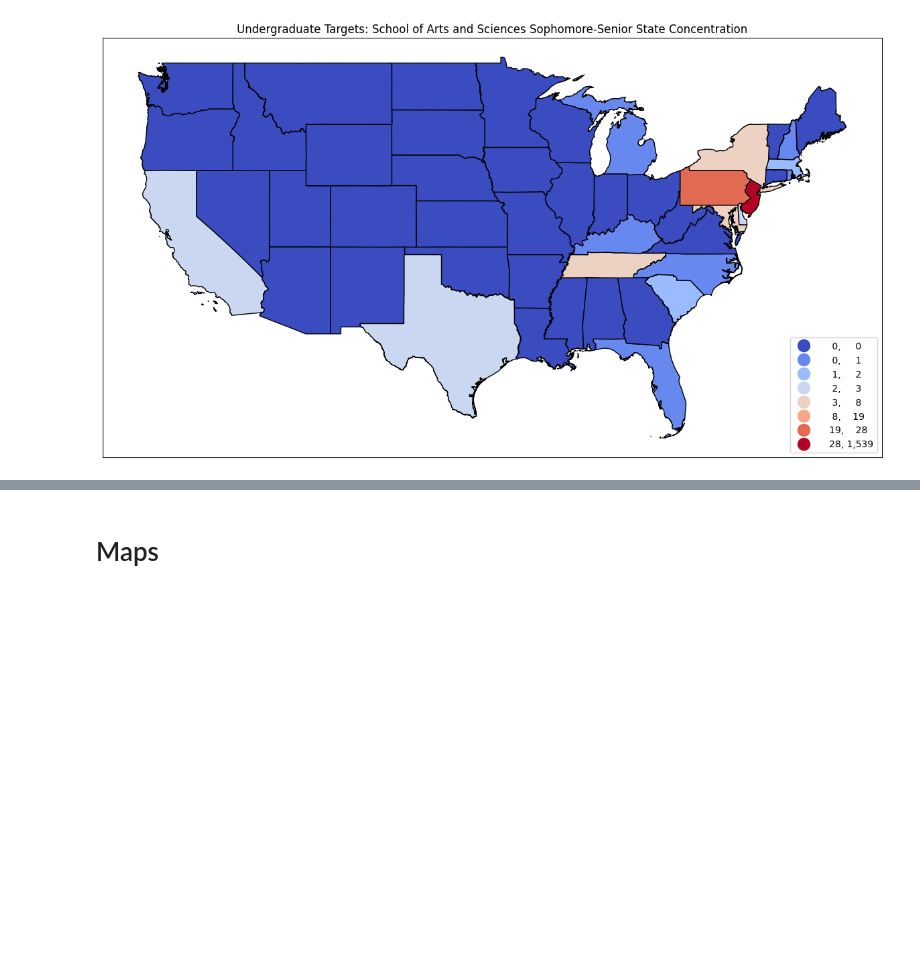
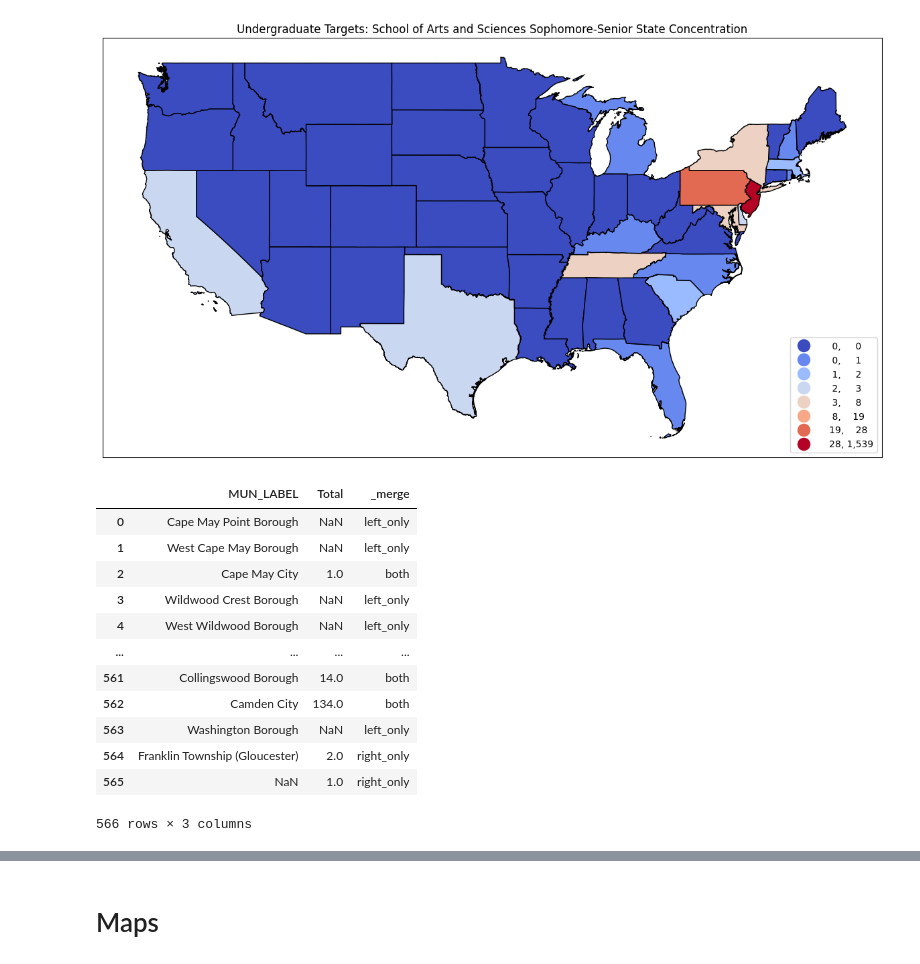
Before and after one commit to ewattudo/gis, a Jupyter notebook: PS1.ipynb, the cells around one changed output, grey strips where cells are left out. Saved outputs shown, nothing was run; the diff lists cells and outputs as text; code cells hidden in the pictures; blank space fills up the shorter version.

```diff
--- a/PS1.ipynb
+++ b/PS1.ipynb
@@ -218,3 +242,21 @@ ax.set_yticks([]) #kills xticks
 []
 []
 [figure]
+# %%
+#Merging Lower with UG Data
+NJUGMAP2 = pd.merge(NJC,UGNJC, on='MUN_LABEL',how='outer',indicator=True)
+NJUGMAP2[['MUN_LABEL','Total','_merge']]
+# %% [output]
+|  | MUN_LABEL | Total | _merge |
+| 0 | Cape May Point Borough | NaN | left_only |
+| 1 | West Cape May Borough | NaN | left_only |
+| 2 | Cape May City | 1.0 | both |
+| 3 | Wildwood Crest Borough | NaN | left_only |
+| 4 | West Wildwood Borough | NaN | left_only |
+| ... | ... | ... | ... |
+| 561 | Collingswood Borough | 14.0 | both |
+| 562 | Camden City | 134.0 | both |
+| 563 | Washington Borough | NaN | left_only |
+| 564 | Franklin Township (Gloucester) | 2.0 | right_only |
+| 565 | NaN | 1.0 | right_only |
+566 rows × 3 columns
```
Also changed, not shown: parts of 5 cells of this notebook.
